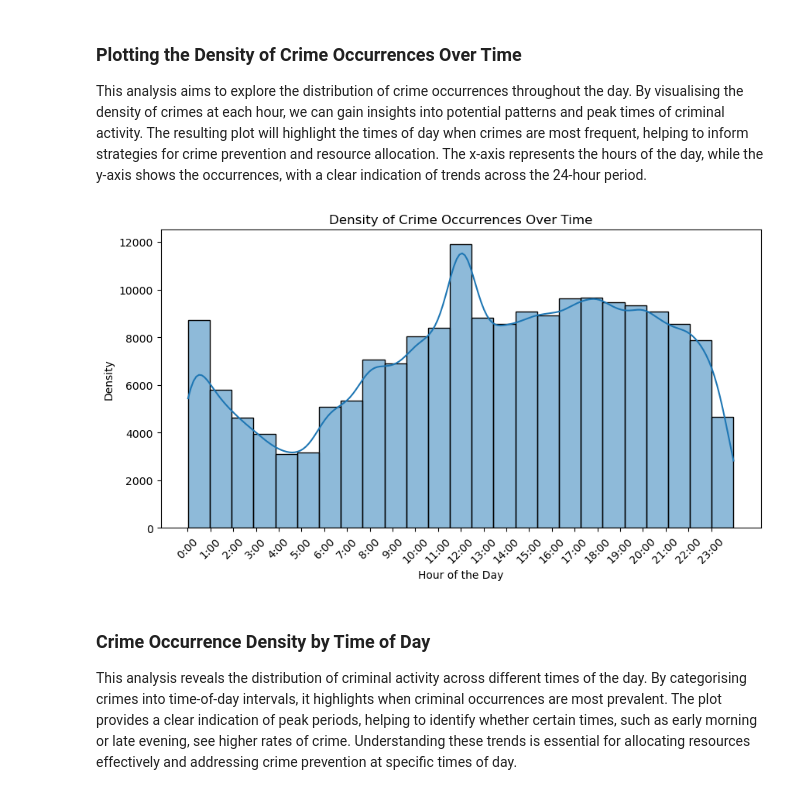
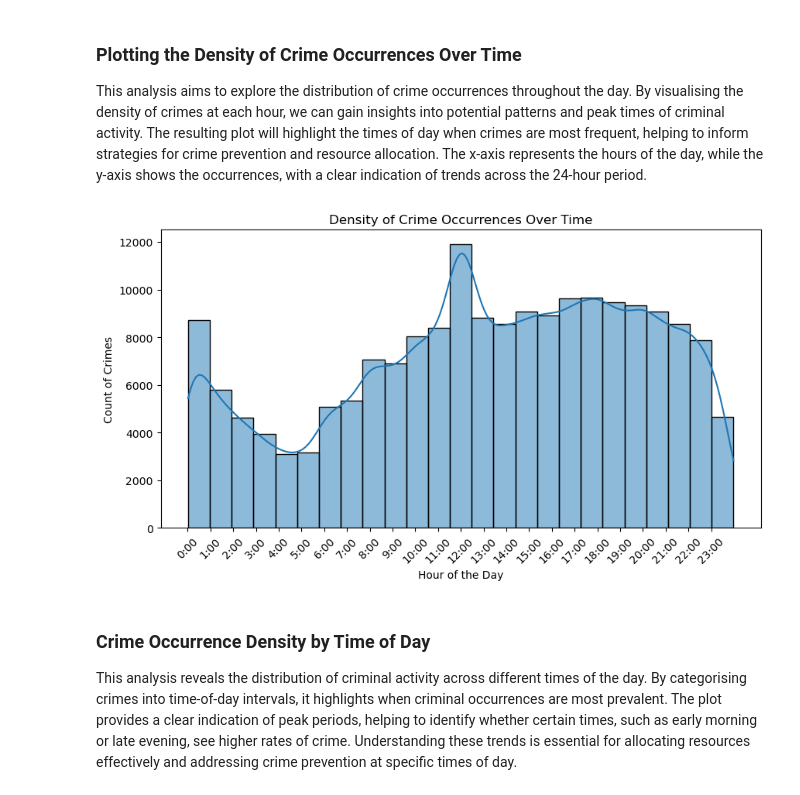
Before and after one commit to jgp-13/LA_Crime, a Jupyter notebook: notebooks/nb1-la_crime-cleaning.ipynb, the cells around one changed output. Saved outputs shown, nothing was run; the diff lists cells and outputs as text; code cells hidden in the pictures.

```diff
--- a/notebooks/nb1-la_crime-cleaning.ipynb
+++ b/notebooks/nb1-la_crime-cleaning.ipynb
@@ -528,16 +530,17 @@ This analysis aims to explore the distribution of crime occurrences throughout t
 # %%
 # Plot Density using KDE
 plt.figure(figsize=(10, 5))
 sns.histplot(df['hour'], bins=25,kde=True)
 
 # Formatting
 plt.title("Density of Crime Occurrences Over Time")
 plt.xlabel("Hour of the Day")
-plt.ylabel("Density")
+plt.ylabel("Count of Crimes")
 plt.xticks(range(0, 24), labels=[f"{h}:00" for h in range(24)], rotation=45)
+plt.savefig('./figures/f3_crimes_over_time.png')
 plt.show()
 # %% [output]
-[figure, old version]
+[figure, new version]
 # %% [markdown]
 ### Crime Occurrence Density by Time of Day
 
```
Also changed, not shown: parts of 7 cells of this notebook, 8 other files.
